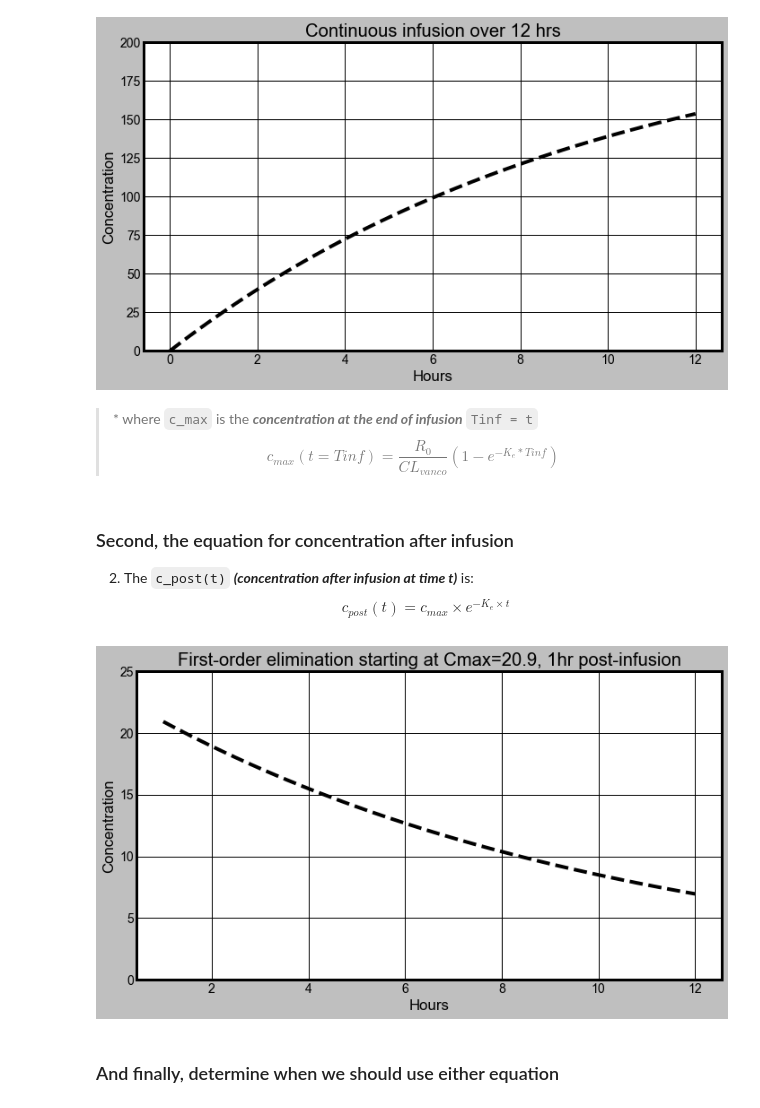
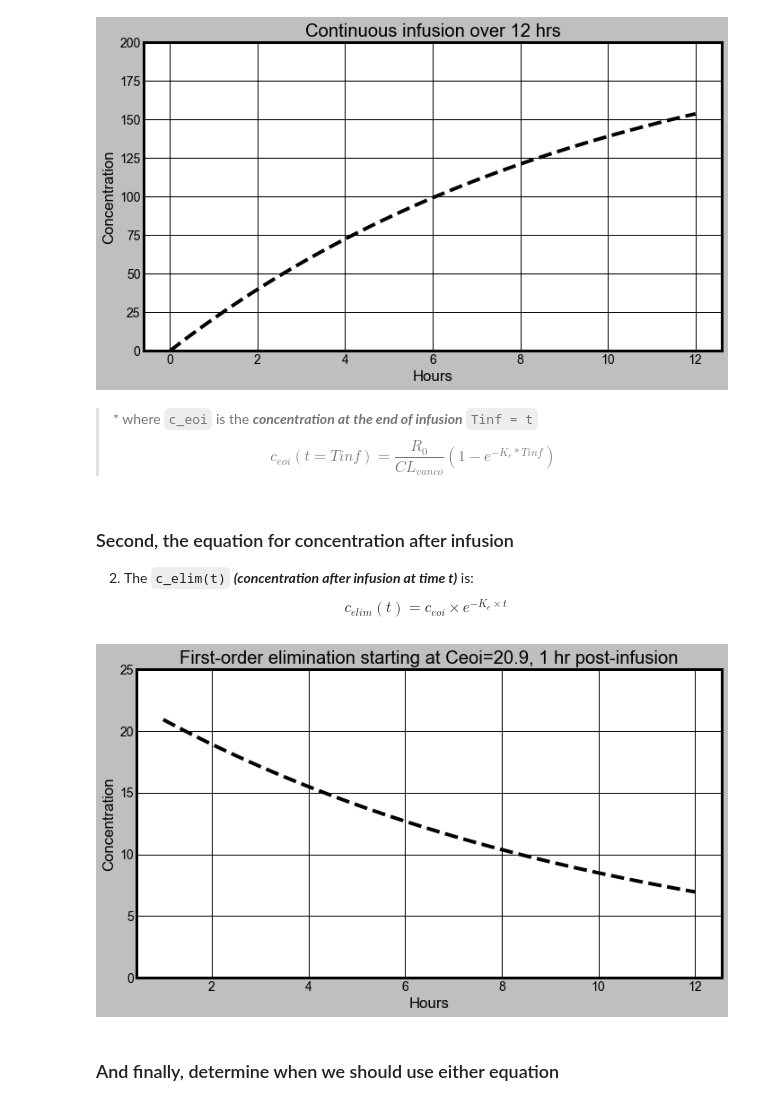
Before and after one commit to kpessa/vanco-python, a Jupyter notebook: vanco-auc.ipynb, the cells around one changed output. Cells and saved outputs as stored; diff of their text form; code cells hidden in the pictures.

Commit message:
trying to change c_max to c_eoi and also c_post to c_elim(t)

```diff
--- a/vanco-auc.ipynb
+++ b/vanco-auc.ipynb
@@ -49,35 +49,35 @@ plt.savefig("Images/cont_infusion.png")
 # %% [output]
 [figure]
 # %%
-cmax = R_0 / CL_vanco * (1 - math.exp(-K_e * t_inf))
+c_eoi = R_0 / CL_vanco * (1 - math.exp(-K_e * t_inf))
 # %% [markdown]
 <blockquote>
-* where <code>c_max</code> is the <strong><em>concentration at the end of infusion</strong></em> <code>Tinf = t</code>
-\\[c_{max}(t=Tinf) = \frac{R_0}{CL_{vanco}}(1 - e^{-K_e * Tinf}) \\]
+* where <code>c_eoi</code> is the <strong><em>concentration at the end of infusion</strong></em> <code>Tinf = t</code>
+\\[c_{eoi}(t=Tinf) = \frac{R_0}{CL_{vanco}}(1 - e^{-K_e * Tinf}) \\]
 </blockquote>
 # %% [markdown]
 ### Second, the equation for concentration after infusion
 
-2. The `c_post(t)` ***(concentration after infusion at time t)*** is:
-\\[c_{post}(t) = c_{max} \times e^{-K_e \times t} \\]
+2. The `c_elim(t)` ***(concentration after infusion at time t)*** is:
+\\[c_{elim}(t) = c_{eoi} \times e^{-K_e \times t} \\]
 # %%
 def  c_elim(t):
-    return cmax * math.exp(-K_e * (t - t_inf))
+    return c_eoi * math.exp(-K_e * (t - t_inf))
 # %%
 X = np.linspace(t_inf,tau,100)
 Y = [ c_elim(t) for t in X]
 plt.figure(figsize = (10,6))
 plt.plot(X,Y,'--k')
 
-plt.title(f"First-order elimination starting at Cmax={cmax:.1f}, {t_inf} hr post-infusion")
+plt.title(f"First-order elimination starting at Ceoi={ceoi:.1f}, {t_inf} hr post-infusion")
 plt.style.use(plt.style.available[8])
 plt.xlabel("Hours")
 plt.ylabel("Concentration")
 plt.ylim(0,25)
 plt.tight_layout()
 plt.savefig("Images/elmination.png")
 # %% [output]
-[figure, old version]
+[figure, new version]
 # %% [markdown]
 ### And finally, determine when we should use either equation
 # %% [markdown]
```
Also changed, not shown: parts of 2 cells of this notebook, 4 other files.
